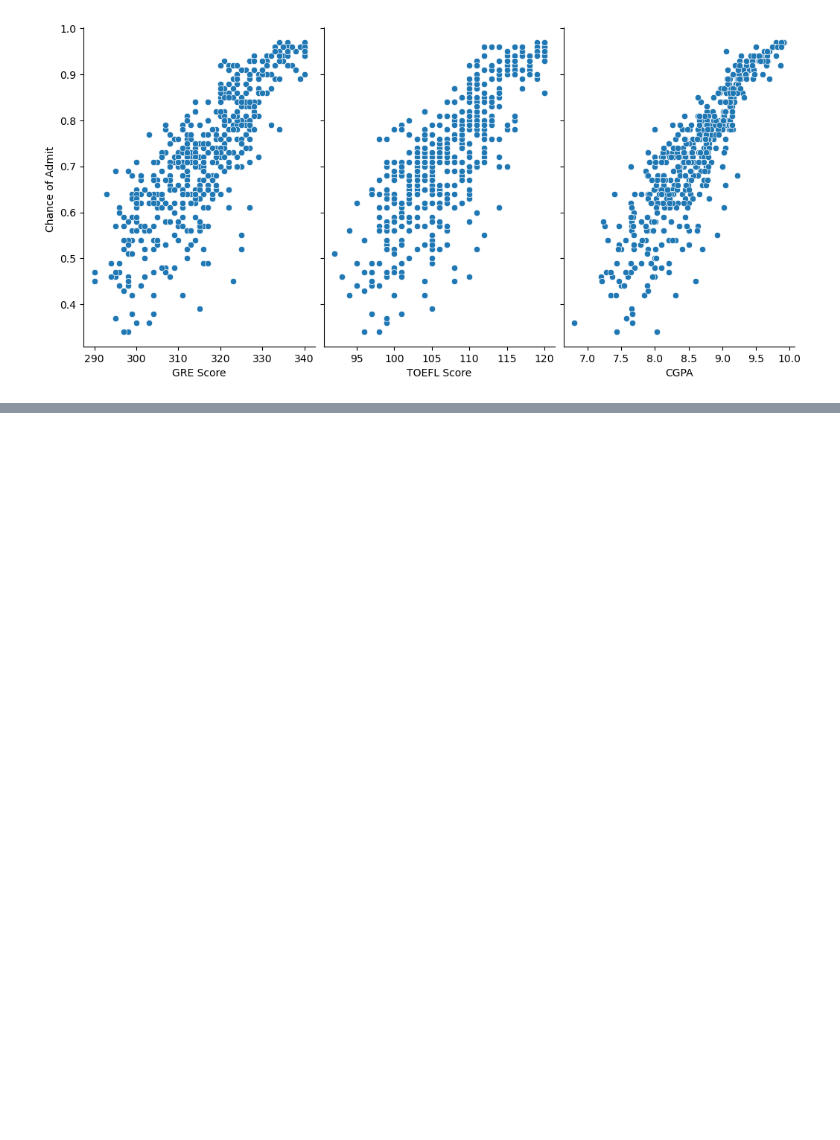
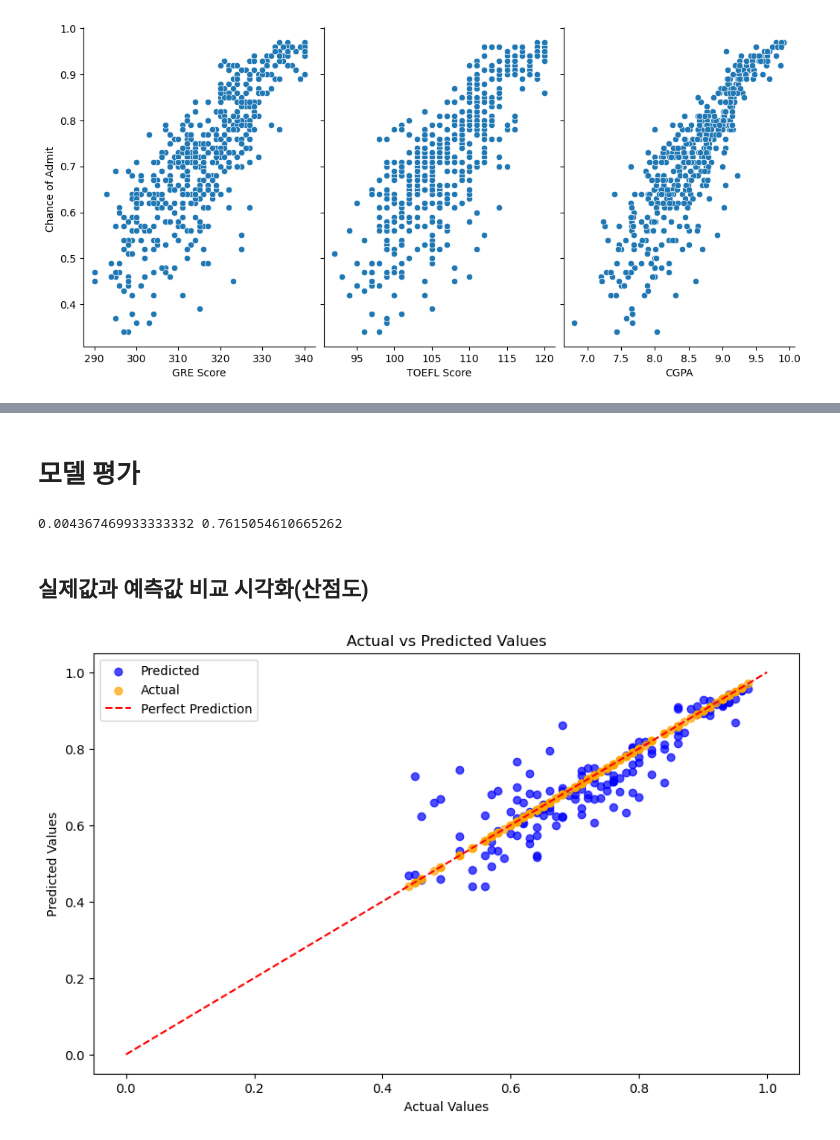
Before and after one commit to online5880/kaggle_pratice, a Jupyter notebook: graduate_admission/graduate_admission.ipynb, the cells around one changed output, grey strips where cells are left out. Saved outputs shown, nothing was run; the diff lists cells and outputs as text; code cells hidden in the pictures; blank space fills up the shorter version.

```diff
--- a/graduate_admission/graduate_admission.ipynb
+++ b/graduate_admission/graduate_admission.ipynb
@@ -111,0 +172,7 @@ plt.show()
+# %%
+# 특성과 타겟 변수 분리
+X = data.drop(columns=['Chance of Admit '])
+y = data['Chance of Admit ']
+
+# 데이터를 훈련 세트와 테스트 세트로 분할
+X_train, X_test, y_train, y_test = train_test_split(X,y,test_size=0.3,random_state=12345)
@@ -111,0 +181,2 @@ plt.show()
+# %%
+model = RandomForestRegressor(random_state=12345)
@@ -111,0 +185,3 @@ plt.show()
+# %%
+
+model.fit(X_train,y_train)
@@ -111,0 +192,4 @@ plt.show()
+# %%
+y_pred = model.predict(X_test)
+# %% [markdown]
+# 모델 평가
@@ -111,0 +199,19 @@ plt.show()
+# %%
+print(mes, r2)
+# %% [output]
+0.004367469933333332 0.7615054610665262
+# %% [markdown]
+## 실제값과 예측값 비교 시각화(산점도)
+# %%
+# 실제값과 예측값 비교 시각화
+plt.figure(figsize=(10, 6))
+plt.scatter(y_test, y_pred, alpha=0.7, color='blue', label='Predicted')
+plt.scatter(y_test, y_test, alpha=0.7, color='orange', label='Actual')
+plt.plot([0, 1], [0, 1], 'r--', label='Perfect Prediction')  # 완벽한 예측을 의미하는 45도 선
+plt.xlabel('Actual Values')
+plt.ylabel('Predicted Values')
+plt.title('Actual vs Predicted Values')
+plt.legend()
+plt.show()
+# %% [output]
+[figure, added]
```
Also changed, not shown: parts of 22 cells of this notebook.
